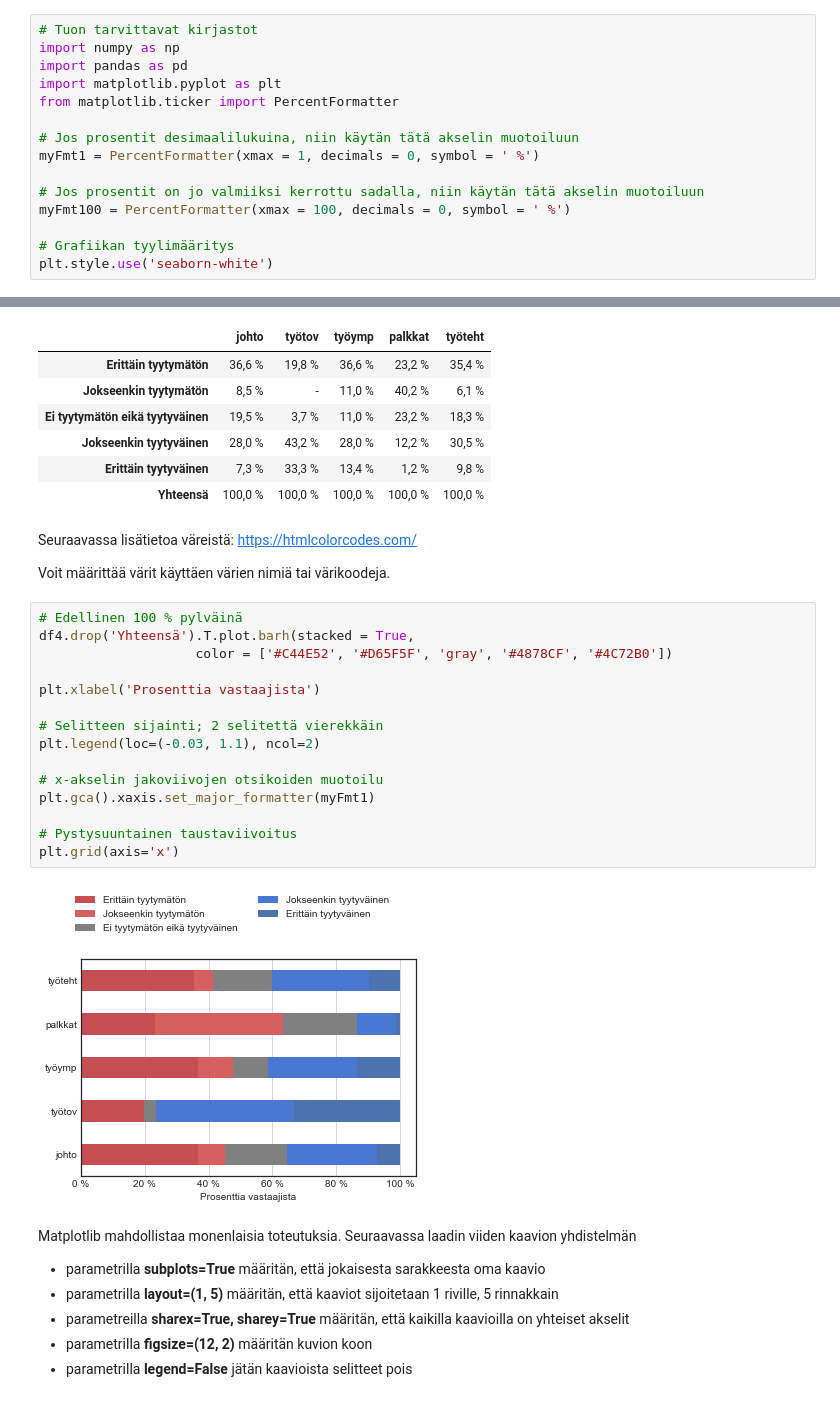
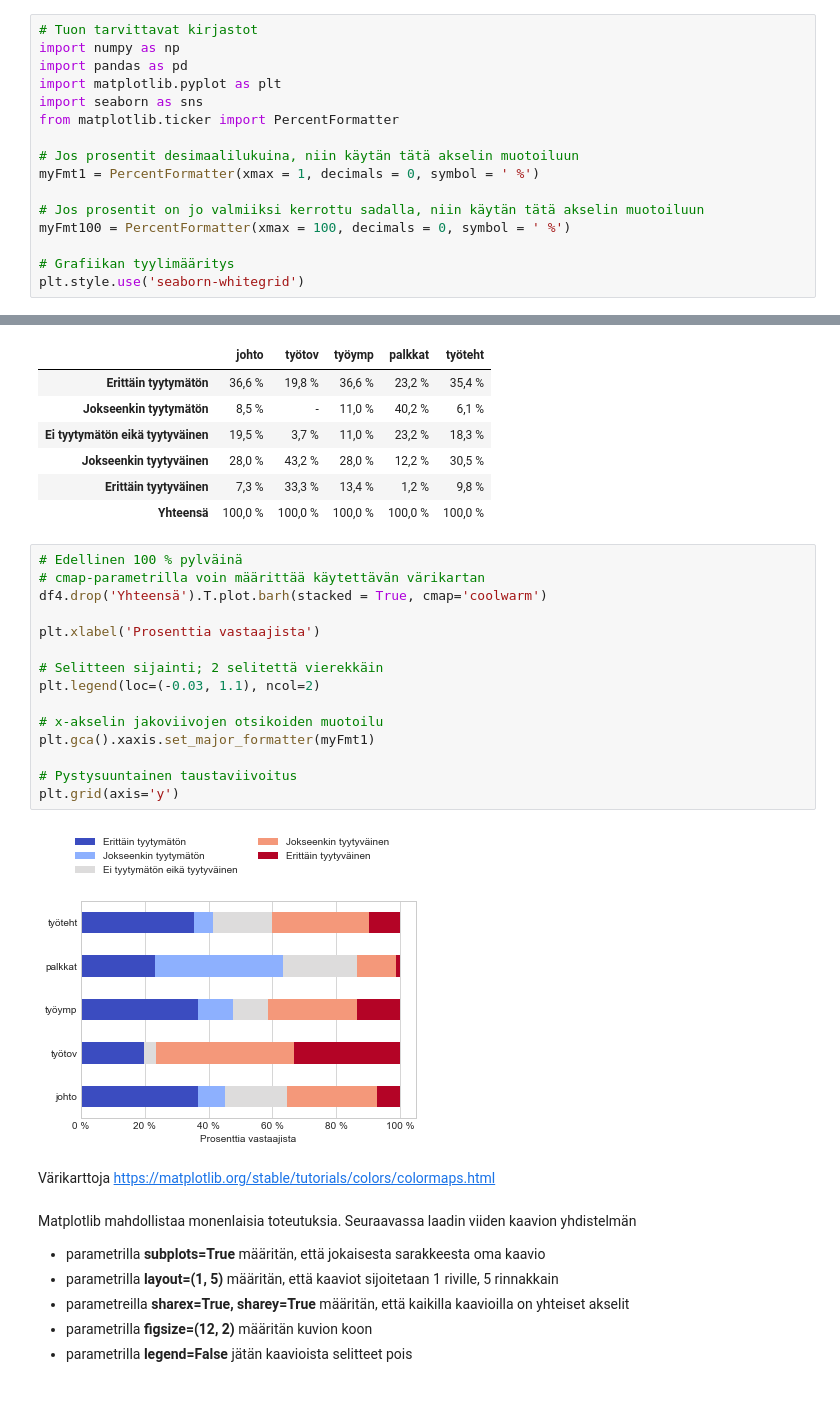
Before and after one commit to taanila/selittava, a Jupyter notebook: lukumaaria.ipynb, the cells around one changed output, grey strips where cells are left out. Saved outputs shown, nothing was run; the diff lists cells and outputs as text.

```diff
--- a/lukumaaria.ipynb
+++ b/lukumaaria.ipynb
@@ -12,6 +12,7 @@ Tämä muistio sisältää likimain kaiken mitä sinun tarvitsee tietää lukum
 import numpy as np
 import pandas as pd
 import matplotlib.pyplot as plt
+import seaborn as sns
 from matplotlib.ticker import PercentFormatter
 
 # Jos prosentit desimaalilukuina, niin käytän tätä akselin muotoiluun
@@ -21,7 +22,7 @@ myFmt1 = PercentFormatter(xmax = 1, decimals = 0, symbol = ' %')
 myFmt100 = PercentFormatter(xmax = 100, decimals = 0, symbol = ' %')
 
 # Grafiikan tyylimääritys
-plt.style.use('seaborn-white')
+plt.style.use('seaborn-whitegrid')
 # %%
 df = pd.read_excel('https://taanila.fi/data1.xlsx')
 df
@@ -190,27 +186,25 @@ df4.loc['Yhteensä'] = df4.sum()
 | Jokseenkin tyytyväinen | 28,0 % | 43,2 % | 28,0 % | 12,2 % | 30,5 % |
 | Erittäin tyytyväinen | 7,3 % | 33,3 % | 13,4 % | 1,2 % | 9,8 % |
 | Yhteensä | 100,0 % | 100,0 % | 100,0 % | 100,0 % | 100,0 % |
-# %% [markdown]
-Seuraavassa lisätietoa väreistä: https://htmlcolorcodes.com/
-
-Voit määrittää värit käyttäen värien nimiä tai värikoodeja.
 # %%
 # Edellinen 100 % pylväinä
-df4.drop('Yhteensä').T.plot.barh(stacked = True,
-                    color = ['#C44E52', '#D65F5F', 'gray', '#4878CF', '#4C72B0'])
+# cmap-parametrilla voin määrittää käytettävän värikartan
+df4.drop('Yhteensä').T.plot.barh(stacked = True, cmap='coolwarm')
 
 plt.xlabel('Prosenttia vastaajista')
 
 # Selitteen sijainti; 2 selitettä vierekkäin
 plt.legend(loc=(-0.03, 1.1), ncol=2)
 
 # x-akselin jakoviivojen otsikoiden muotoilu
 plt.gca().xaxis.set_major_formatter(myFmt1)
 
 # Pystysuuntainen taustaviivoitus
-plt.grid(axis='x')
+plt.grid(axis='y')
 # %% [output]
-[figure, old version]
+[figure, new version]
+# %% [markdown]
+Värikarttoja https://matplotlib.org/stable/tutorials/colors/colormaps.html
 # %% [markdown]
 Matplotlib mahdollistaa monenlaisia toteutuksia. Seuraavassa laadin viiden kaavion yhdistelmän
 
```
Also changed, not shown: parts of 18 cells of this notebook.
